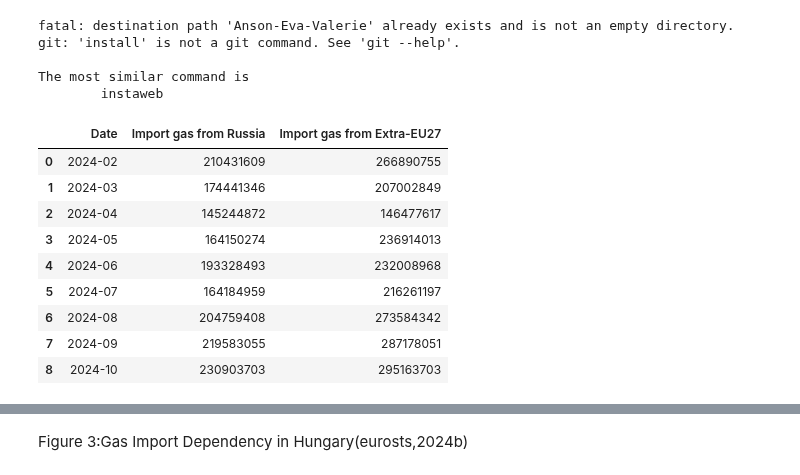
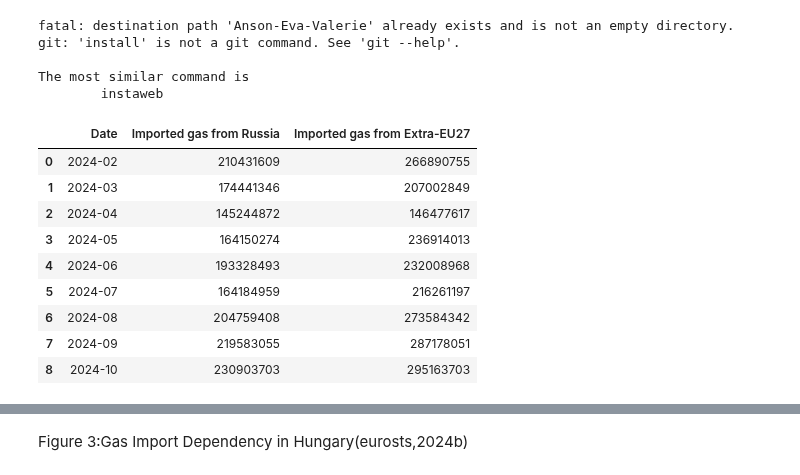
Before and after one commit to Anson422/Anson-Eva-Valerie, a Jupyter notebook: Stacked Bar Chart/H&S_gas_compare.ipynb, the cells around one changed output, grey strips where cells are left out. Cells and saved outputs as stored; diff of their text form; code cells hidden in the pictures.

```diff
--- a/Stacked Bar Chart/H&S_gas_compare.ipynb
+++ b/Stacked Bar Chart/H&S_gas_compare.ipynb
@@ -27,18 +27,18 @@ Slovakia = pd.read_excel("/content/Anson-Eva-Valerie/Stacked Bar Chart/data/ds-0
 # %%
 #Hungary RU import
 H_RUvalues = Hungary.loc[20]
 H_date = Hungary.loc[8]
 H_EXvalues = Hungary.loc[13]
 Hungary_data = pd.concat([H_date, H_RUvalues,H_EXvalues], axis=1)
 Hungary_data = Hungary_data.rename(columns=Hungary_data.iloc[0]).drop(Hungary_data.index[0])
 Hungary_data = Hungary_data.iloc[1:]
-Hungary_data = Hungary_data.rename(columns={'Russian Federation (Russia)': 'Import gas from Russia', 'TIME': 'Date',"Extra-EU27 (= 'WORLD' - 'EU27_2020_INTRA')":"Import gas from Extra-EU27"})
+Hungary_data = Hungary_data.rename(columns={'Russian Federation (Russia)': 'Imported gas from Russia', 'TIME': 'Date',"Extra-EU27 (= 'WORLD' - 'EU27_2020_INTRA')":"Imported gas from Extra-EU27"})
 Hungary_data.index = range(len(Hungary_data.index))
 Hungary_data = Hungary_data.loc[433:441]
 Hungary_data.index = range(len(Hungary_data.index))
 Hungary_data
 # %% [output]
-|  | Date | Import gas from Russia | Import gas from Extra-EU27 |
+|  | Date | Imported gas from Russia | Imported gas from Extra-EU27 |
 | 0 | 2024-02 | 210431609 | 266890755 |
 | 1 | 2024-03 | 174441346 | 207002849 |
 | 2 | 2024-04 | 145244872 | 146477617 |
```
Also changed, not shown: parts of 3 cells of this notebook.
